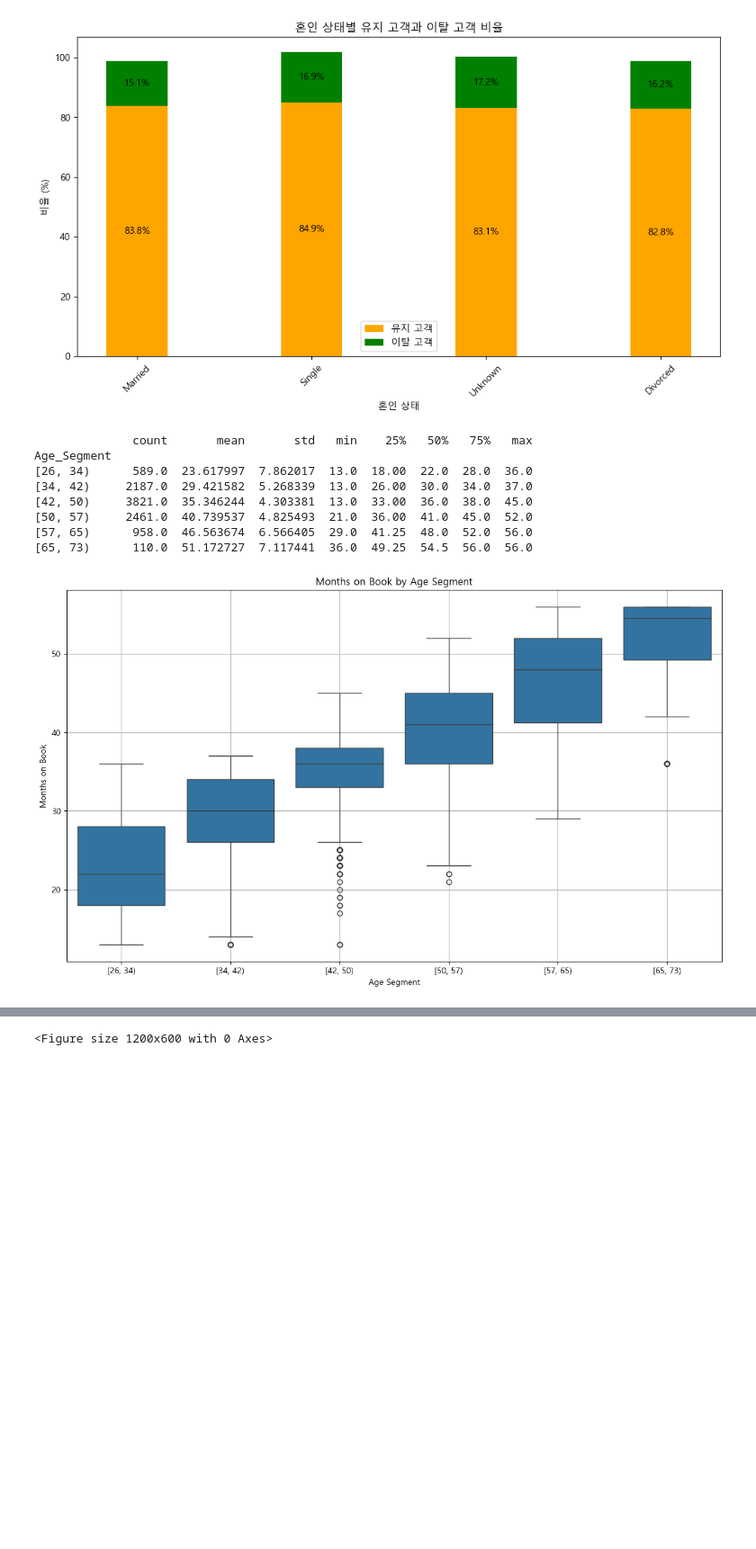
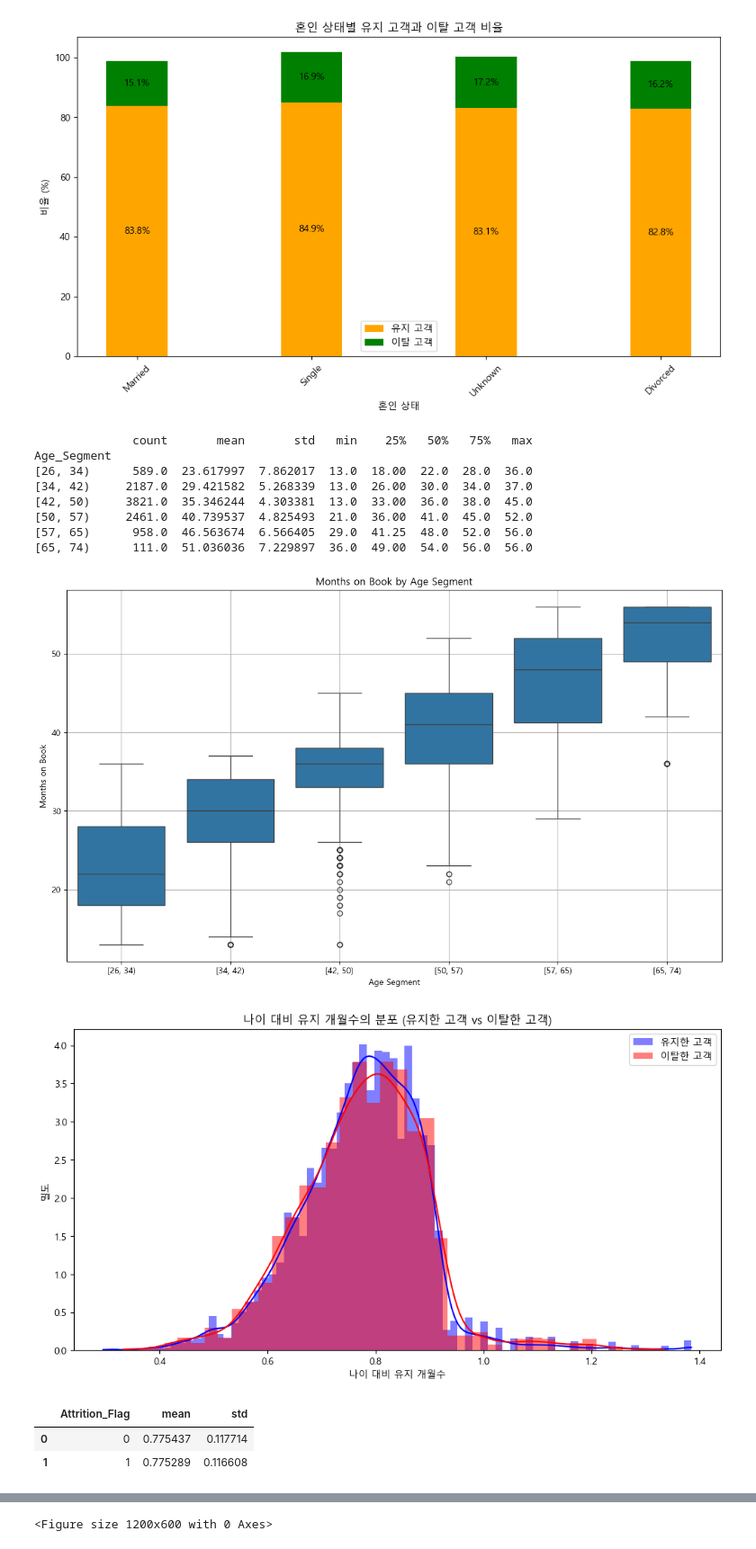
Before and after one commit to myhappydays/Programmers-Data-Analysis-2nd, a Jupyter notebook: heeryeong/bank.ipynb, the cells around one changed output, grey strips where cells are left out. Shown at 90% size. Saved outputs shown, nothing was run; the diff lists cells and outputs as text; code cells hidden in the pictures; blank space fills up the shorter version.

```diff
--- a/heeryeong/bank.ipynb
+++ b/heeryeong/bank.ipynb
@@ -555,7 +542,7 @@ plt.show()
 
 
 # 나이 세그먼트 추가
-data['Age_Segment'] = pd.cut(data['Customer_Age'], bins=[26, 34, 42, 50, 57, 65, 73], right=False)
+data['Age_Segment'] = pd.cut(data['Customer_Age'], bins=[26, 34, 42, 50, 57, 65, 74], right=False)
 
 # 나이 세그먼트별로 Months_on_book 통계량 계산
 segment_months_on_book = data.groupby('Age_Segment')['Months_on_book'].describe()
@@ -579,5 +566,30 @@ Age_Segment
 [42, 50)     3821.0  35.346244  4.303381  13.0  33.00  36.0  38.0  45.0
 [50, 57)     2461.0  40.739537  4.825493  21.0  36.00  41.0  45.0  52.0
 [57, 65)      958.0  46.563674  6.566405  29.0  41.25  48.0  52.0  56.0
-[65, 73)      110.0  51.172727  7.117441  36.0  49.25  54.5  56.0  56.0
+[65, 74)      111.0  51.036036  7.229897  36.0  49.00  54.0  56.0  56.0
 [figure]
+# %%
+
+data['Age_Months_Ratio'] = data['Months_on_book'] / data['Customer_Age']
+
+# 고객 이탈 여부에 따른 나이 대비 유지 개월수의 분포를 확인
+plt.figure(figsize=(12, 6))
+sns.histplot(data[data['Attrition_Flag'] == 1]['Age_Months_Ratio'], color='blue', label='유지한 고객', kde=True, stat="density", linewidth=0)
+sns.histplot(data[data['Attrition_Flag'] == 0]['Age_Months_Ratio'], color='red', label='이탈한 고객', kde=True, stat="density", linewidth=0)
+
+plt.title('나이 대비 유지 개월수의 분포 (유지한 고객 vs 이탈한 고객)')
+plt.xlabel('나이 대비 유지 개월수')
+plt.ylabel('밀도')
+plt.legend()
+plt.show()
+
+# 나이 대비 유지 개월수의 평균과 표준편차를 확인
+grouped_data = data.groupby('Attrition_Flag')['Age_Months_Ratio'].agg(['mean', 'std']).reset_index()
+#import ace_tools as tools; tools.display_dataframe_to_user(name="Age to Months on Book Ratio Analysis", dataframe=grouped_data)
+
+grouped_data
+# %% [output]
+[figure, added]
+|  | Attrition_Flag | mean | std |
+| 0 | 0 | 0.775437 | 0.117714 |
+| 1 | 1 | 0.775289 | 0.116608 |
```
Also changed, not shown: parts of 12 cells of this notebook, 1 other file.
